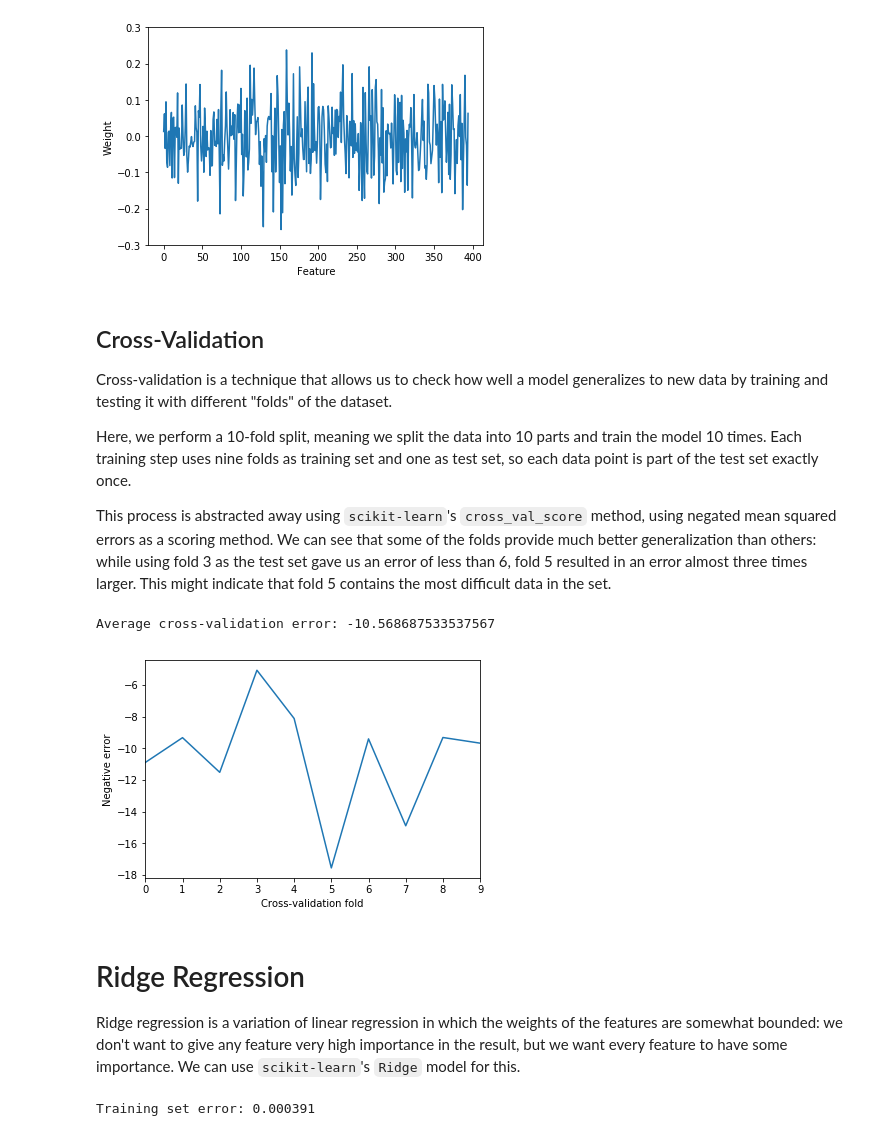
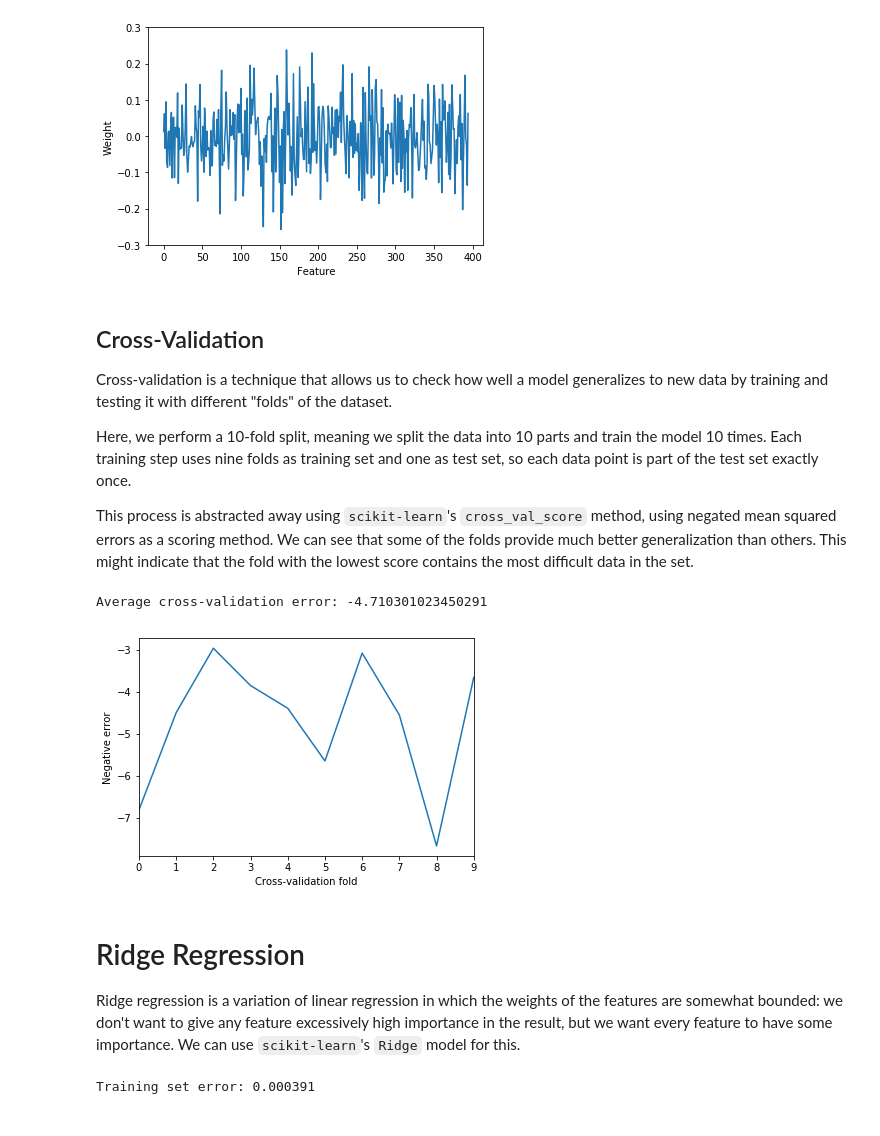
Before and after one commit to RenanGreca/ml-assignment, a Jupyter notebook: ML Assignment.ipynb, the cells around one changed output. Saved outputs shown, nothing was run; the diff lists cells and outputs as text; code cells hidden in the pictures.

```diff
--- a/ML Assignment.ipynb
+++ b/ML Assignment.ipynb
@@ -17,7 +19,8 @@ With the data on hand, we plot a simple chart showing the mean average of all se
 # %%
 dataset = pd.read_csv("dataset.csv")
 
-X, y = dataset.iloc[:, :-1], dataset.iloc[:, -1]
+X = dataset.iloc[:, :-1]
+y = dataset.iloc[:, -1]
 X_train, X_test, y_train, y_test = train_test_split(X, y, train_size=200,
                                                     test_size=47, random_state=1)
 
@@ -76,25 +84,26 @@ Cross-validation is a technique that allows us to check how well a model general
 
 Here, we perform a 10-fold split, meaning we split the data into 10 parts and train the model 10 times. Each training step uses nine folds as training set and one as test set, so each data point is part of the test set exactly once.
 
-This process is abstracted away using `scikit-learn`'s `cross_val_score` method, using negated mean squared errors as a scoring method. We can see that some of the folds provide much better generalization than others: while using fold 3 as the test set gave us an error of less than 6, fold 5 resulted in an error almost three times larger. This might indicate that fold 5 contains the most difficult data in the set.
+This process is abstracted away using `scikit-learn`'s `cross_val_score` method, using negated mean squared errors as a scoring method. We can see that some of the folds provide much better generalization than others. This might indicate that the fold with the lowest score contains the most difficult data in the set.
 # %%
 from sklearn.model_selection import cross_val_score
 
 lr = LinearRegression()
-scores = cross_val_score(lr, X, y, cv=10, scoring='neg_mean_squared_error')
+scores = cross_val_score(lr, X_train, y_train, cv=10,
+                         scoring='neg_mean_squared_error')
 plt.plot(scores)
 plt.xlim(0, 9)
 plt.xlabel("Cross-validation fold")
 plt.ylabel("Negative error")
 
 print("Average cross-validation error: {}".format(scores.mean()))
 # %% [output]
-Average cross-validation error: -10.568687533537567
+Average cross-validation error: -4.710301023450291
-[figure, old version]
+[figure, new version]
 # %% [markdown]
 # Ridge Regression
 
-Ridge regression is a variation of linear regression in which the weights of the features are somewhat bounded: we don't want to give any feature very high importance in the result, but we want every feature to have some importance. We can use `scikit-learn`'s `Ridge` model for this.
+Ridge regression is a variation of linear regression in which the weights of the features are somewhat bounded: we don't want to give any feature excessively high importance in the result, but we want every feature to have some importance. We can use `scikit-learn`'s `Ridge` model for this.
 # %%
 from sklearn.linear_model import Ridge
 
```
Also changed, not shown: parts of 17 cells of this notebook, 7 other files.
